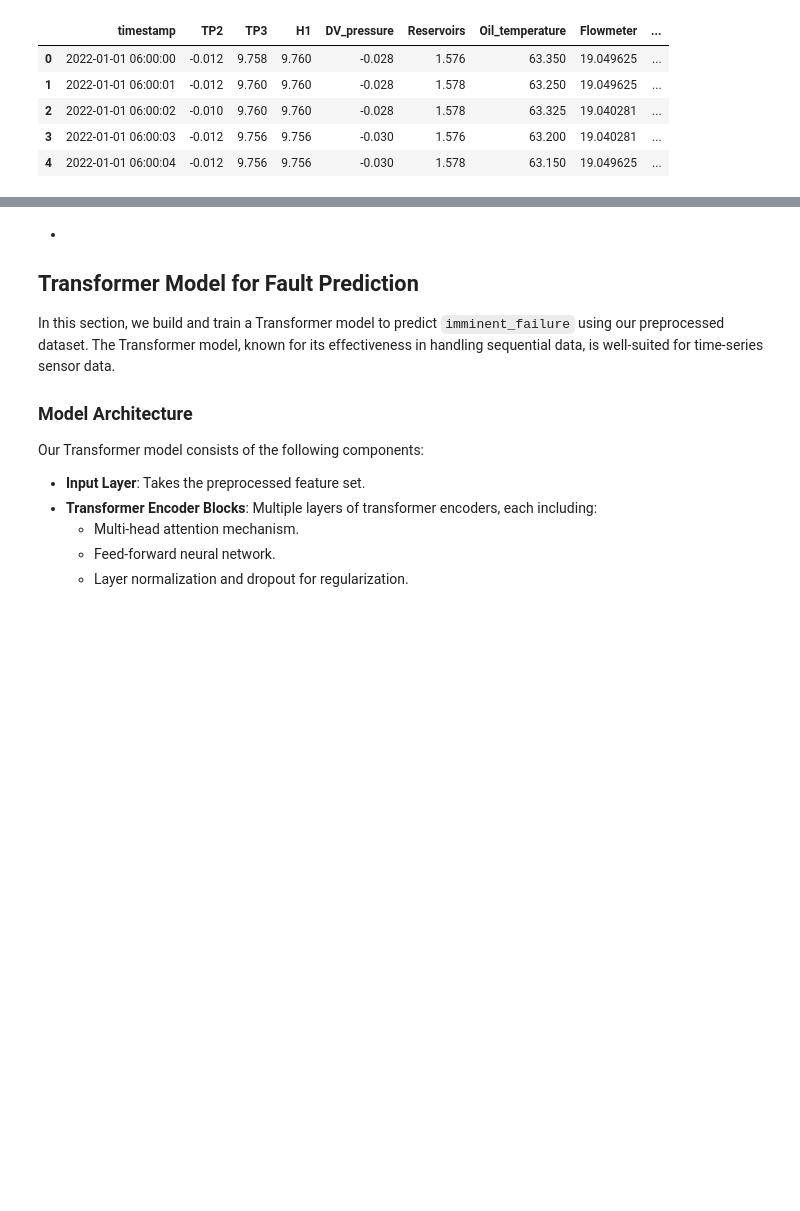
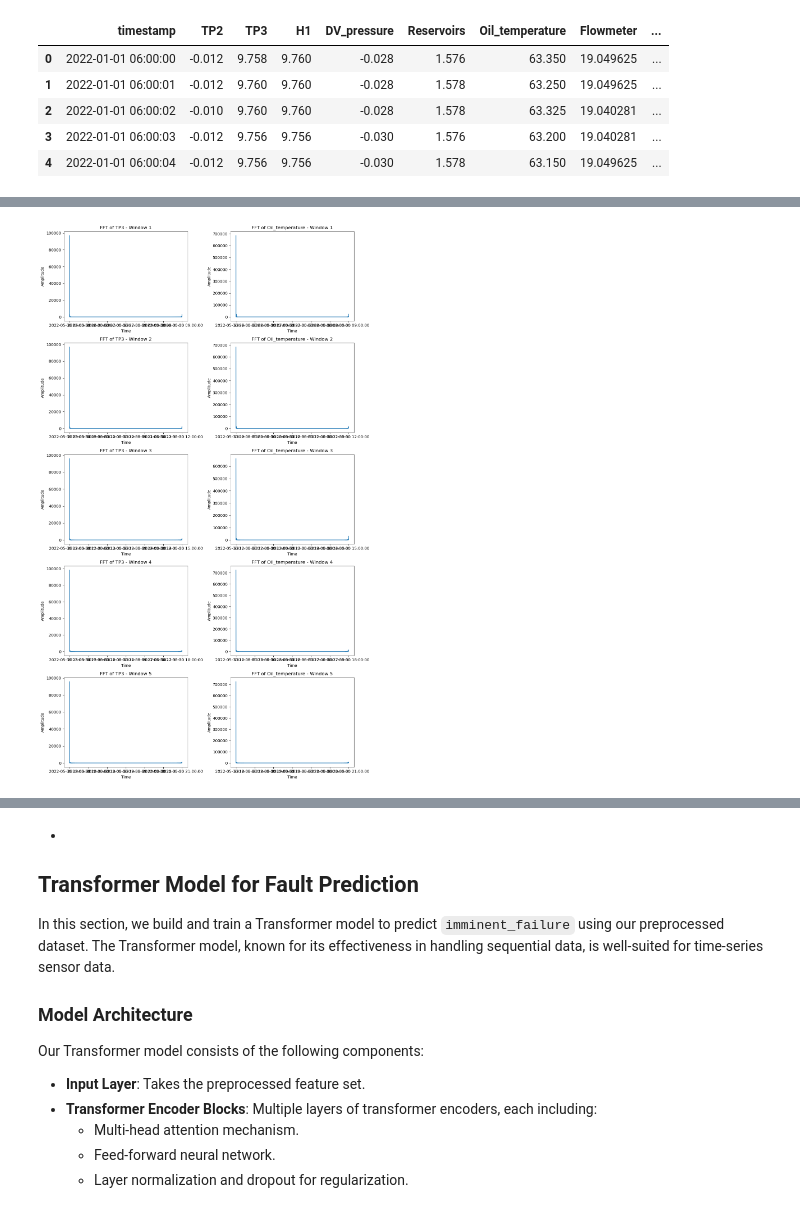
Before and after one commit to Iraj-Ahangari/PdM-MetroPT, a Jupyter notebook: notebooks/Modeling.ipynb, the cells around one changed output, grey strips where cells are left out. Cells and saved outputs as stored; diff of their text form; code cells hidden in the pictures; blank space fills up the shorter version.

Commit message:
Implemented FFT analysis on time series data with timestamp filtering

```diff
--- a/notebooks/Modeling.ipynb
+++ b/notebooks/Modeling.ipynb
@@ -18 +127,5 @@ df.head()
+# %%
+plot_fft_with_timestamp(df, ['TP3', 'Oil_temperature'], 10800, 5, '2022-05-30 06:00:00', '2022-05-31 03:00:00')
+# %% [output]
+[figure, added]
 # %% [markdown]
```
Also changed, not shown: parts of 7 cells of this notebook.
